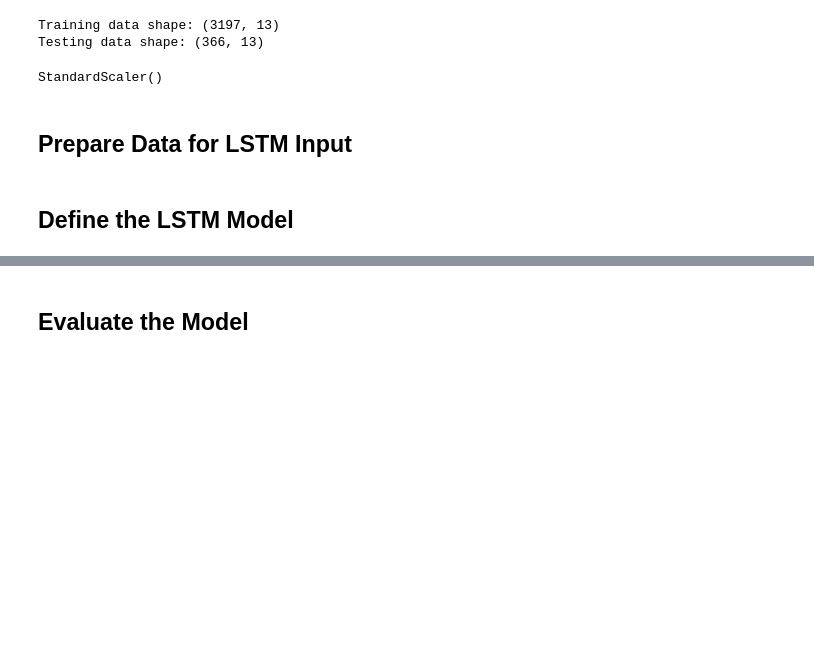
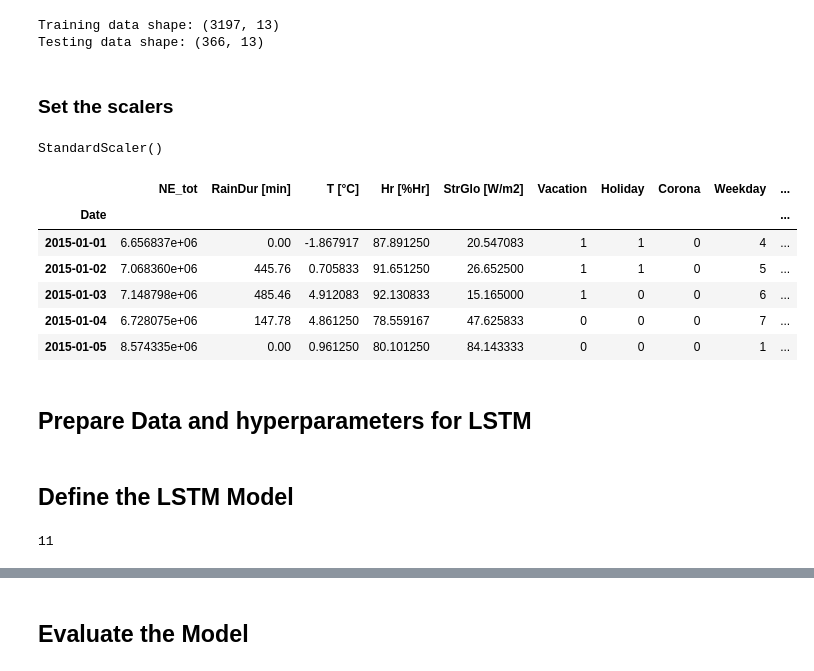
Before and after one commit to d-sbrgr/DSPRO1-power-prediction, a Jupyter notebook: nn_model_daily.ipynb, the cells around one changed output, grey strips where cells are left out. Saved outputs shown, nothing was run; the diff lists cells and outputs as text; code cells hidden in the pictures; blank space fills up the shorter version.

```diff
--- a/nn_model_daily.ipynb
+++ b/nn_model_daily.ipynb
@@ -212,14 +204,17 @@ one_year_ago = latest_date - pd.DateOffset(years=1)
 # %%
 # Split the data into training and test set
 # Training data: all data up to one year ago
-train_df = df[df.index <= one_year_ago]
-
-# Testing data: all data after one year ago
-test_df = df[df.index > one_year_ago]
+train_df, test_df = split_data_train_test(df)
 
 print(f"Training data shape: {train_df.shape}")
 print(f"Testing data shape: {test_df.shape}")
 # %% [output]
 Training data shape: (3197, 13)
 Testing data shape: (366, 13)
+# %%
+# Set 'Date' back as index
+train_df.set_index('Date', inplace=True)
+test_df.set_index('Date', inplace=True)
+# %% [markdown]
+### Set the scalers
 # %%
@@ -238,5 +233,16 @@ input_scaler.fit(train_df[input_features])
 target_scaler.fit(train_df[[target_feature]])
 # %% [output]
 StandardScaler()
+# %%
+# Set Date as index for scaler transformation
+train_df.head()
+# %% [output]
+|  | NE_tot | RainDur [min] | T [°C] | Hr [%Hr] | StrGlo [W/m2] | Vacation | Holiday | Corona | Weekday | ... |
+| Date |  |  |  |  |  |  |  |  |  | ... |
+| 2015-01-01 | 6.656837e+06 | 0.00 | -1.867917 | 87.891250 | 20.547083 | 1 | 1 | 0 | 4 | ... |
+| 2015-01-02 | 7.068360e+06 | 445.76 | 0.705833 | 91.651250 | 26.652500 | 1 | 1 | 0 | 5 | ... |
+| 2015-01-03 | 7.148798e+06 | 485.46 | 4.912083 | 92.130833 | 15.165000 | 1 | 0 | 0 | 6 | ... |
+| 2015-01-04 | 6.728075e+06 | 147.78 | 4.861250 | 78.559167 | 47.625833 | 0 | 0 | 0 | 7 | ... |
+| 2015-01-05 | 8.574335e+06 | 0.00 | 0.961250 | 80.101250 | 84.143333 | 0 | 0 | 0 | 1 | ... |
 # %%
 # Transform the input features
@@ -257,3 +263,3 @@ y_test_scaled = pd.DataFrame(y_test_scaled, index=test_df.index, columns=[target
 # %% [markdown]
-## Prepare Data for LSTM Input
+## Prepare Data and hyperparameters for LSTM
 # %%
@@ -330,5 +338,9 @@ hidden_size = 128
 num_layers = 4
 
 model = LSTMModel(input_size, hidden_size, num_layers).to(device)
+# %%
+input_size
+# %% [output]
+11
 # %%
 # Update the loss function
```
Also changed, not shown: parts of 24 cells of this notebook.
